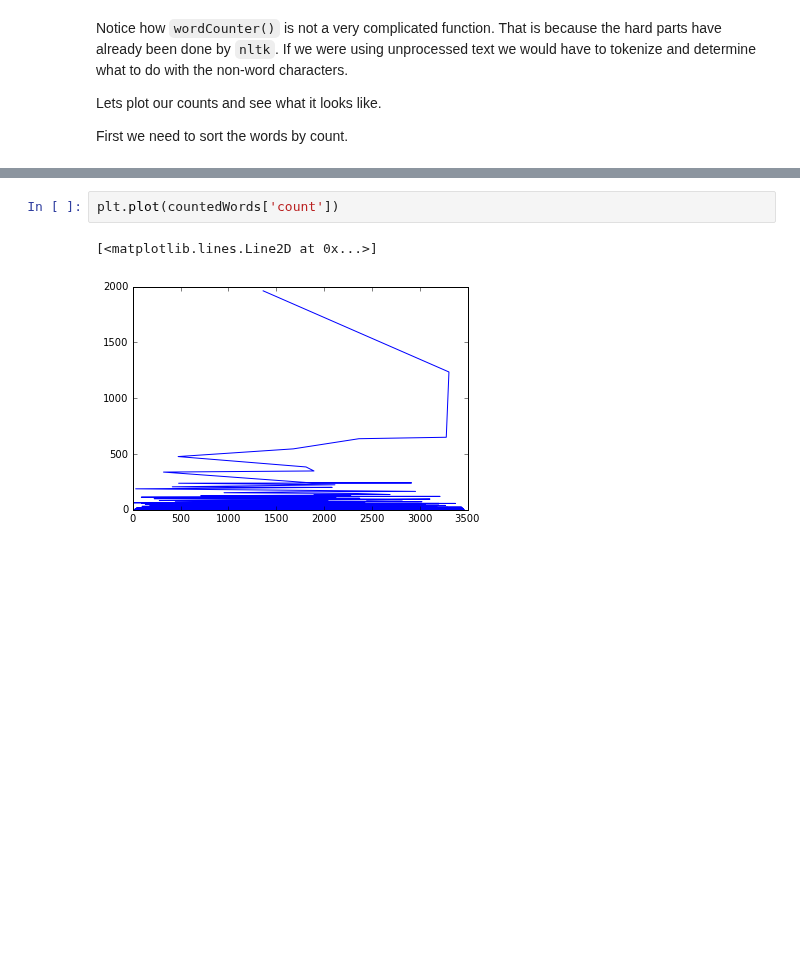
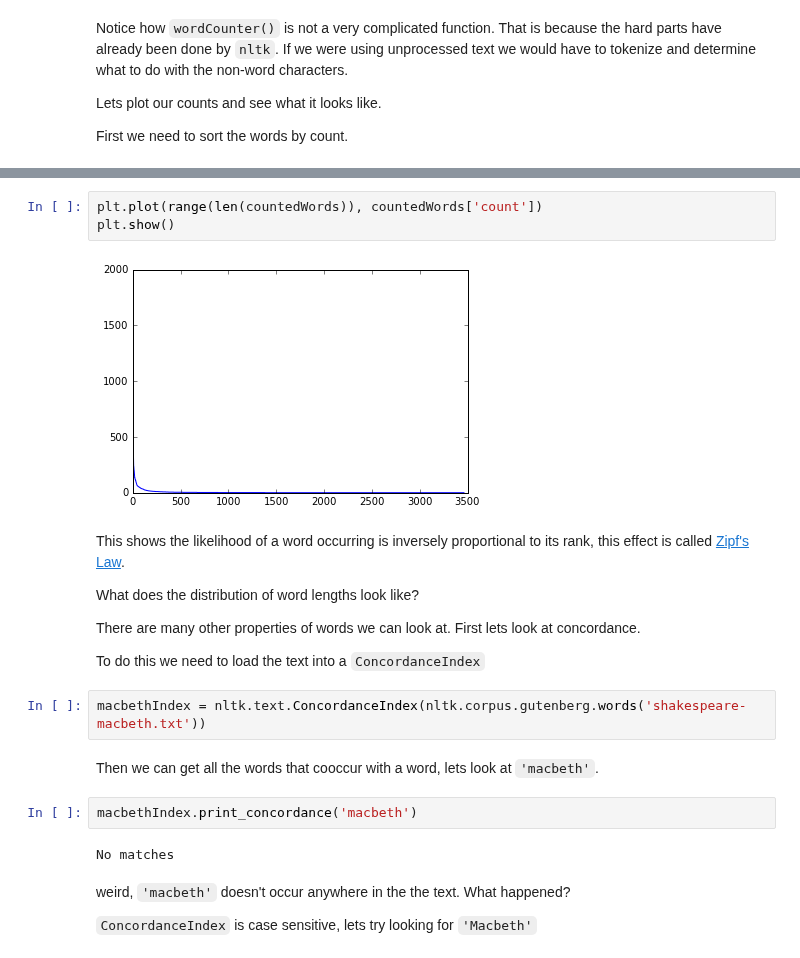
Before and after one commit to KnowledgeLab/content_analysis, a Jupyter notebook: notebooks/2-Corpus-Linguistics.ipynb, the cells around one changed output, grey strips where cells are left out. Drawn from its saved outputs; the diff is of its cells as text; blank space fills up the shorter version.

Commit message:
Working on corpus lingustics

```diff
--- a/notebooks/2-Corpus-Linguistics.ipynb
+++ b/notebooks/2-Corpus-Linguistics.ipynb
@@ -133,5 +123,25 @@ countedWords
 # %%
-plt.plot(countedWords['count'])
+plt.plot(range(len(countedWords)), countedWords['count'])
+plt.show()
 # %% [output]
-[<matplotlib.lines.Line2D at 0x...>]
-[figure, old version]
+[figure, new version]
+# %% [markdown]
+This shows the likelihood of a word occurring is inversely proportional to its rank, this effect is called [Zipf's Law](https://en.wikipedia.org/wiki/Zipf%27s_law).
+
+What does the distribution of word lengths look like?
+
+There are many other properties of words we can look at. First lets look at concordance.
+
+To do this we need to load the text into a `ConcordanceIndex`
+# %%
+macbethIndex = nltk.text.ConcordanceIndex(nltk.corpus.gutenberg.words('shakespeare-macbeth.txt'))
+# %% [markdown]
+Then we can get all the words that cooccur with a word, lets look at `'macbeth'`.
+# %%
+macbethIndex.print_concordance('macbeth')
+# %% [output]
+No matches
+# %% [markdown]
+weird, `'macbeth'` doesn't occur anywhere in the the text. What happened?
+
+`ConcordanceIndex` is case sensitive, lets try looking for `'Macbeth'`
```
Also changed, not shown: parts of 18 cells of this notebook, 4 other files.
